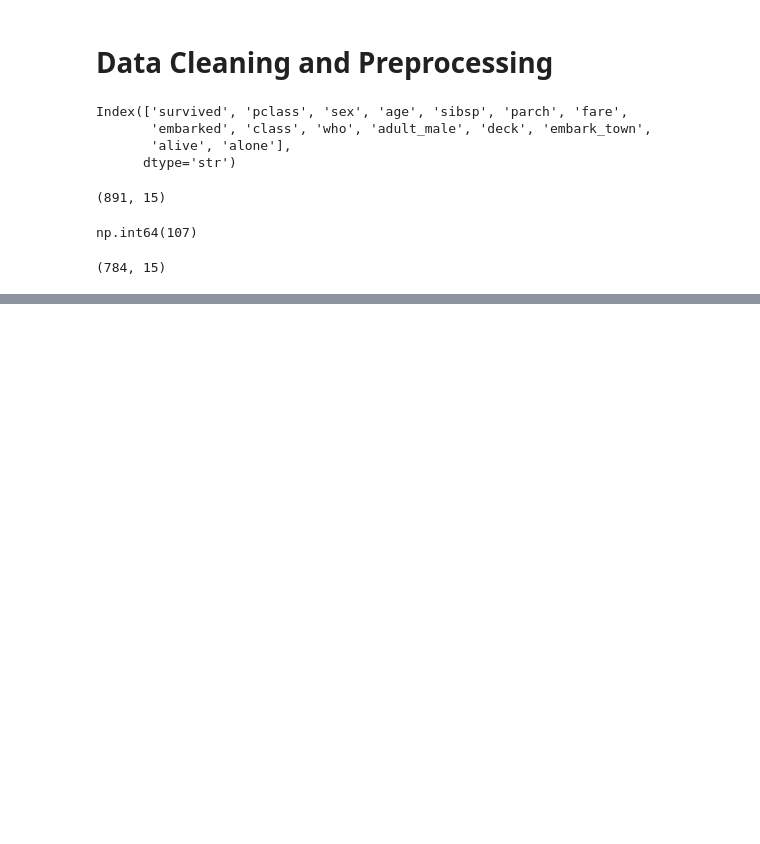
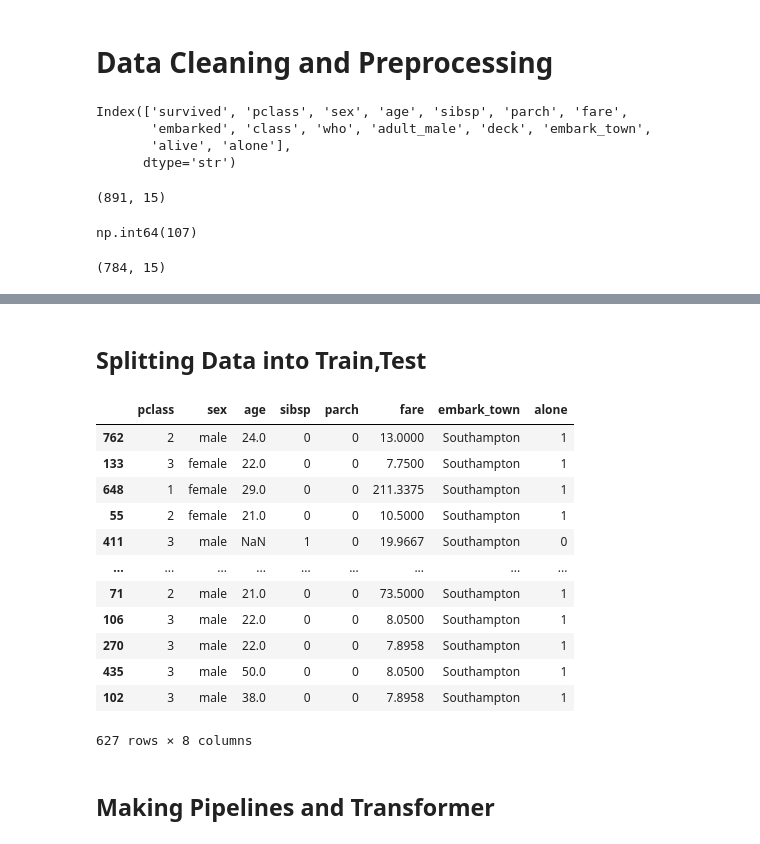
Before and after one commit to SyedAliMehdiBukhari/AI-ML-Learning-Journey, a Jupyter notebook: 04_Machine_Learning/Project_3_Titanic_Survival_Prediction/titanic_survival_prediction_model.ipynb, the cells around one changed output, grey strips where cells are left out. Drawn from its saved outputs; the diff is of its cells as text; code cells hidden in the pictures; blank space fills up the shorter version.

```diff
--- a/04_Machine_Learning/Project_3_Titanic_Survival_Prediction/titanic_survival_prediction_model.ipynb
+++ b/04_Machine_Learning/Project_3_Titanic_Survival_Prediction/titanic_survival_prediction_model.ipynb
@@ -298,0 +333,21 @@ df.drop(columns=columns_to_drop, inplace=True)
+# %% [markdown]
+## Splitting Data into Train,Test
+# %%
+from sklearn.model_selection import train_test_split
+
+X_train, X_test, y_train, y_test = train_test_split(X, y, test_size=0.2, random_state=42)
+X_train
+# %% [output]
+|  | pclass | sex | age | sibsp | parch | fare | embark_town | alone |
+| 762 | 2 | male | 24.0 | 0 | 0 | 13.0000 | Southampton | 1 |
+| 133 | 3 | female | 22.0 | 0 | 0 | 7.7500 | Southampton | 1 |
+| 648 | 1 | female | 29.0 | 0 | 0 | 211.3375 | Southampton | 1 |
+| 55 | 2 | female | 21.0 | 0 | 0 | 10.5000 | Southampton | 1 |
+| 411 | 3 | male | NaN | 1 | 0 | 19.9667 | Southampton | 0 |
+| ... | ... | ... | ... | ... | ... | ... | ... | ... |
+| 71 | 2 | male | 21.0 | 0 | 0 | 73.5000 | Southampton | 1 |
+| 106 | 3 | male | 22.0 | 0 | 0 | 8.0500 | Southampton | 1 |
+| 270 | 3 | male | 22.0 | 0 | 0 | 7.8958 | Southampton | 1 |
+| 435 | 3 | male | 50.0 | 0 | 0 | 8.0500 | Southampton | 1 |
+| 102 | 3 | male | 38.0 | 0 | 0 | 7.8958 | Southampton | 1 |
+627 rows × 8 columns
@@ -298,0 +360,2 @@ df.drop(columns=columns_to_drop, inplace=True)
+# %% [markdown]
+## Making Pipelines and Transformer
```
Also changed, not shown: parts of 11 cells of this notebook.
